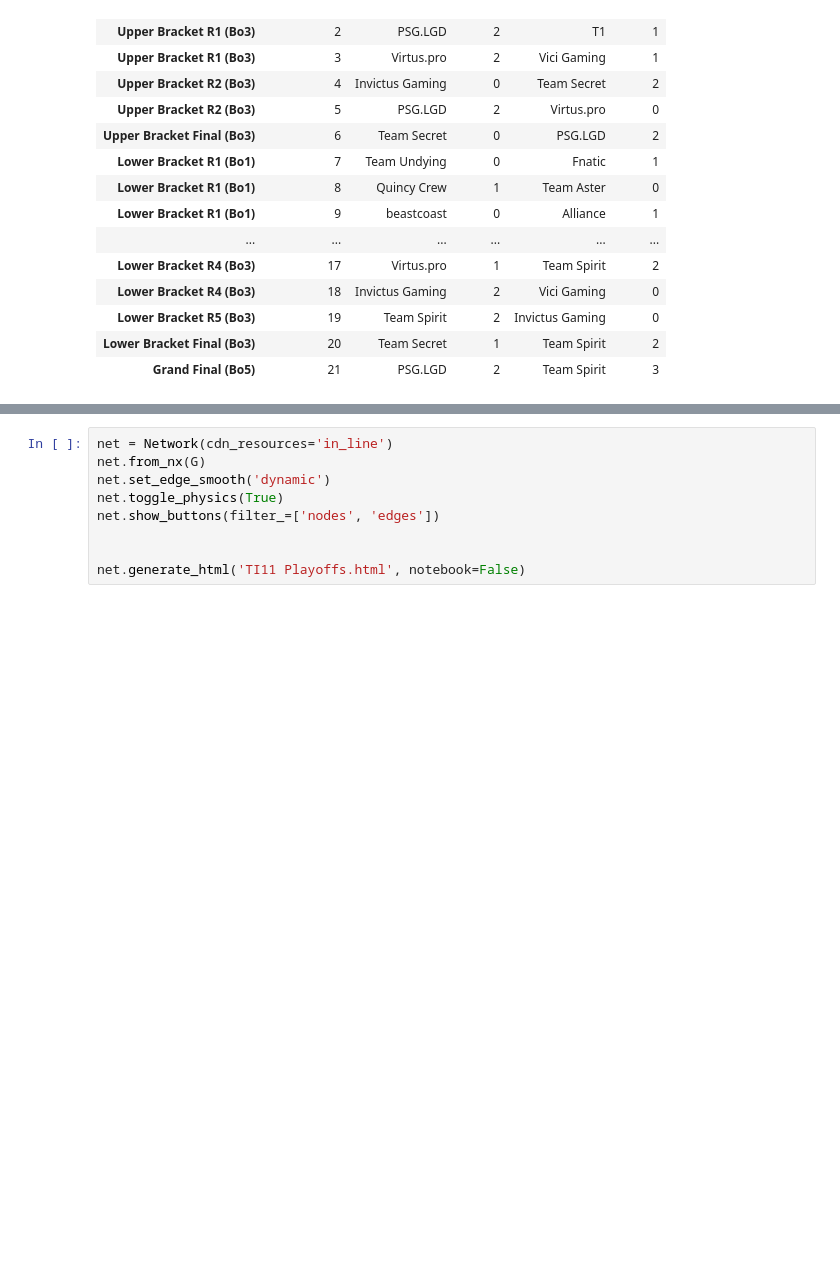
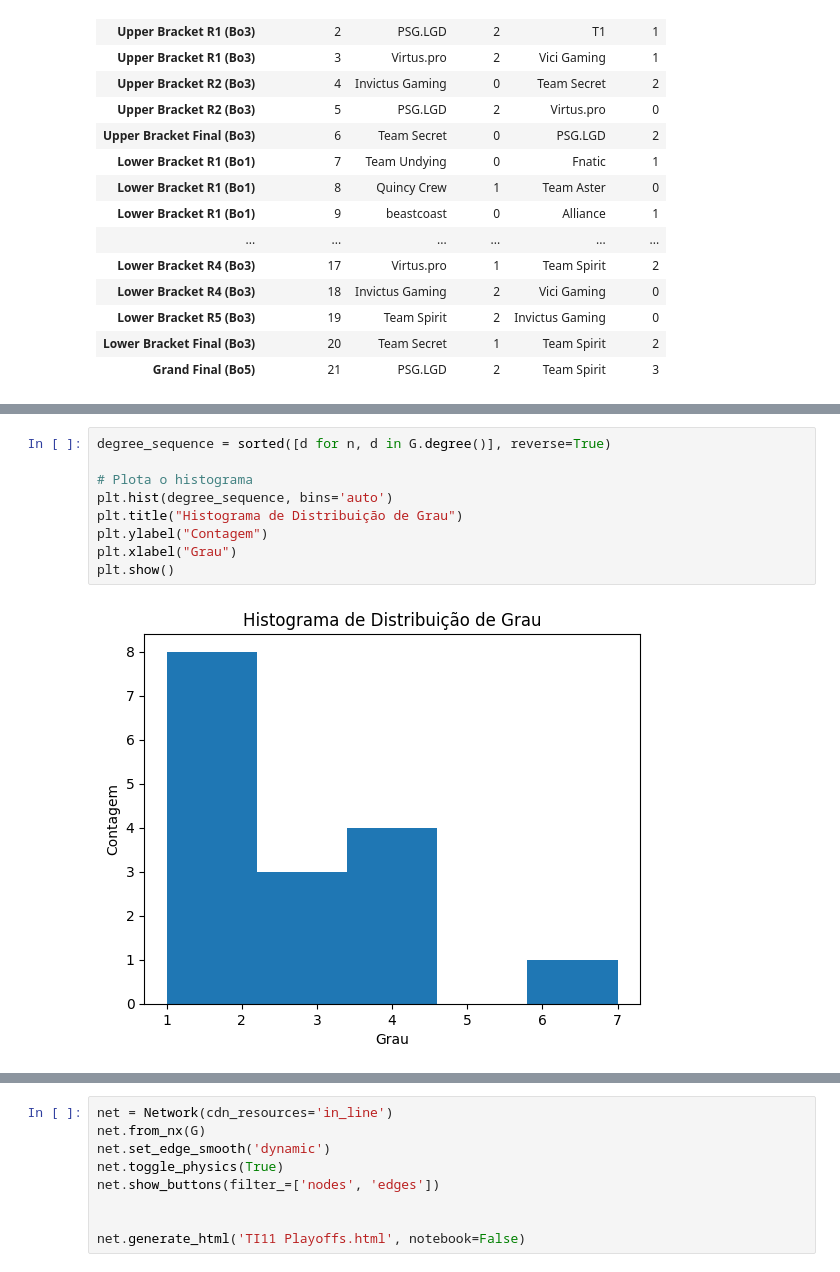
Before and after one commit to TheMatheusDev/network_analysis, a Jupyter notebook: notebooks/06_Network_Analysis_on_TI11_Playoffs.ipynb, the cells around one changed output, grey strips where cells are left out. Drawn from its saved outputs; the diff is of its cells as text; blank space fills up the shorter version.

```diff
--- a/notebooks/06_Network_Analysis_on_TI11_Playoffs.ipynb
+++ b/notebooks/06_Network_Analysis_on_TI11_Playoffs.ipynb
@@ -532,0 +183,11 @@ Exibição no arquivo .html no repo do GitHub. Lembre-se de ativar a opção 'to
+# %%
+degree_sequence = sorted([d for n, d in G.degree()], reverse=True)
+
+# Plota o histograma
+plt.hist(degree_sequence, bins='auto')
+plt.title("Histograma de Distribuição de Grau")
+plt.ylabel("Contagem")
+plt.xlabel("Grau")
+plt.show()
+# %% [output]
+[figure, added]
```
Also changed, not shown: parts of 115 cells of this notebook.
